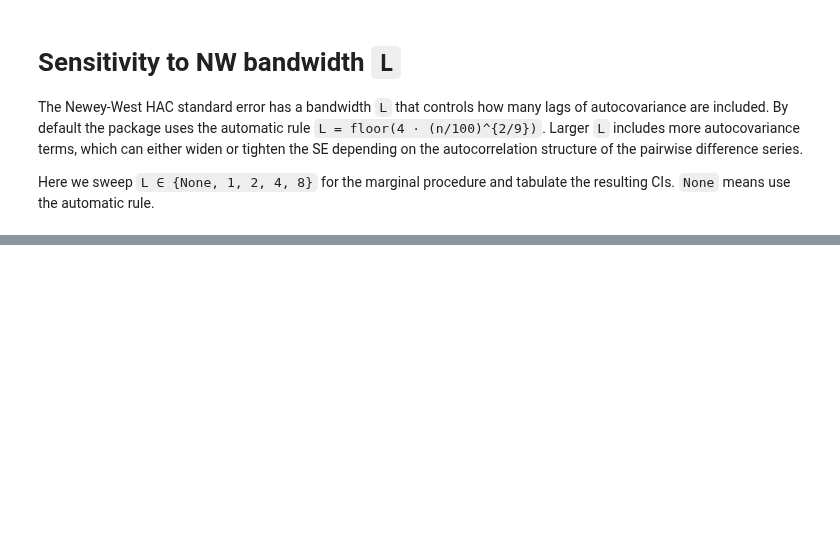
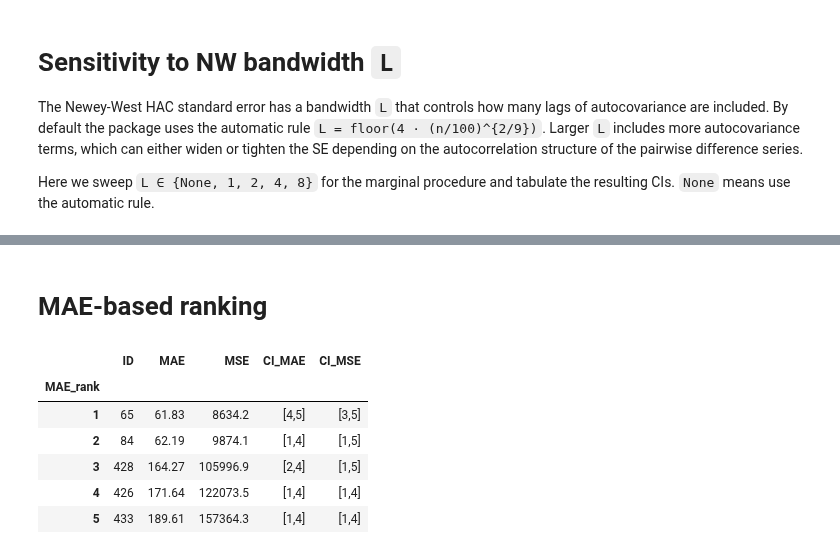
Before and after one commit to ParimahSafarian/ranks-inference-forecasters, a Jupyter notebook: notebooks/NGDP_CI.ipynb, the cells around one changed output, grey strips where cells are left out. Cells and saved outputs as stored; diff of their text form; code cells hidden in the pictures; blank space fills up the shorter version.

```diff
--- a/notebooks/NGDP_CI.ipynb
+++ b/notebooks/NGDP_CI.ipynb
@@ -407,0 +447,48 @@ table
+# %% [markdown]
+# MAE-based ranking
+# %%
+N      = 5
+alpha  = 0.2
+L      = None
+
+# MAE
+X_mae_wide  = compute_error_panel(df, noutput, horizon="NGDP3", metric="absolute")
+X_mae_panel = select_top_forecasters(X_mae_wide, N=N, min_obs=20)
+X_mae       = X_mae_panel.values
+ids_mae     = X_mae_panel.columns.tolist()
+
+out_mae = rank_ci_marginal_pairwise(
+    X_mae, alpha=alpha, B=5000, seed=42, L=L,
+)
+
+# MSE — same forecasters, same alpha/L, but using squared errors
+X_mse_wide  = compute_error_panel(df, noutput, horizon="NGDP3", metric="squared")
+X_mse_panel = select_top_forecasters(X_mse_wide, N=N, min_obs=20)
+X_mse       = X_mse_panel.values
+ids_mse     = X_mse_panel.columns.tolist()
+
+out_mse = rank_ci_marginal_pairwise(
+    X_mse, alpha=alpha, B=5000, seed=42, L=L,
+)
+
+# Order by MAE (the focus of this cell)
+order = np.argsort(out_mae["theta_hat"])
+
+results_compare = pd.DataFrame({
+    "ID":       [ids_mae[i] for i in order],
+    "MAE":      out_mae["theta_hat"][order].round(2),
+    "MSE":      out_mse["theta_hat"][order].round(1),
+    "CI_MAE":   [f"[{l},{u}]" for l, u in out_mae["rank_ci"][order]],
+    "CI_MSE":   [f"[{l},{u}]" for l, u in out_mse["rank_ci"][order]],
+})
+results_compare.index = range(1, len(results_compare) + 1)
+results_compare.index.name = "MAE_rank"
+results_compare
+# %% [output]
+|  | ID | MAE | MSE | CI_MAE | CI_MSE |
+| MAE_rank |  |  |  |  |  |
+| 1 | 65 | 61.83 | 8634.2 | [4,5] | [3,5] |
+| 2 | 84 | 62.19 | 9874.1 | [1,4] | [1,5] |
+| 3 | 428 | 164.27 | 105996.9 | [2,4] | [1,5] |
+| 4 | 426 | 171.64 | 122073.5 | [1,4] | [1,4] |
+| 5 | 433 | 189.61 | 157364.3 | [1,4] | [1,4] |
```
Also changed, not shown: parts of 3 cells of this notebook.
